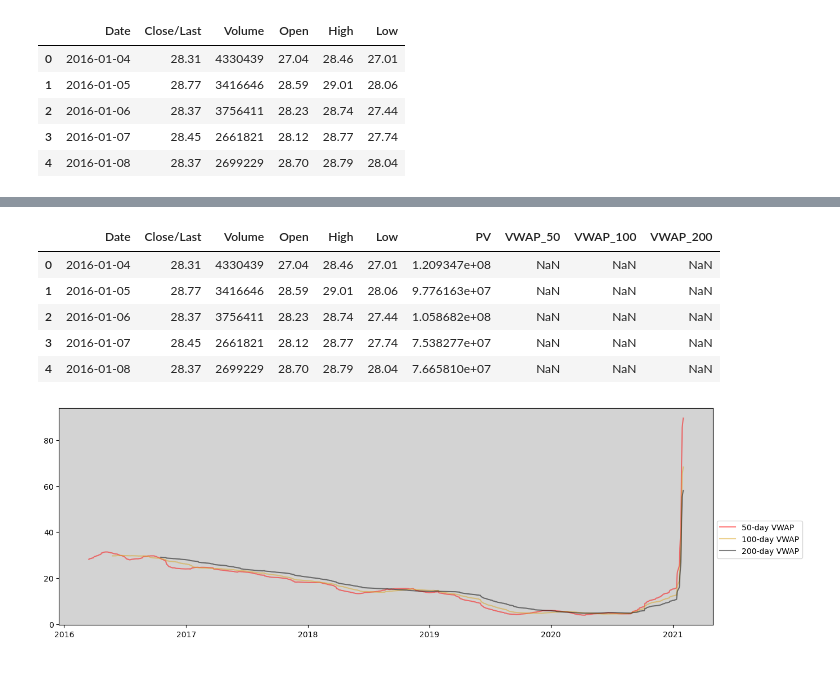
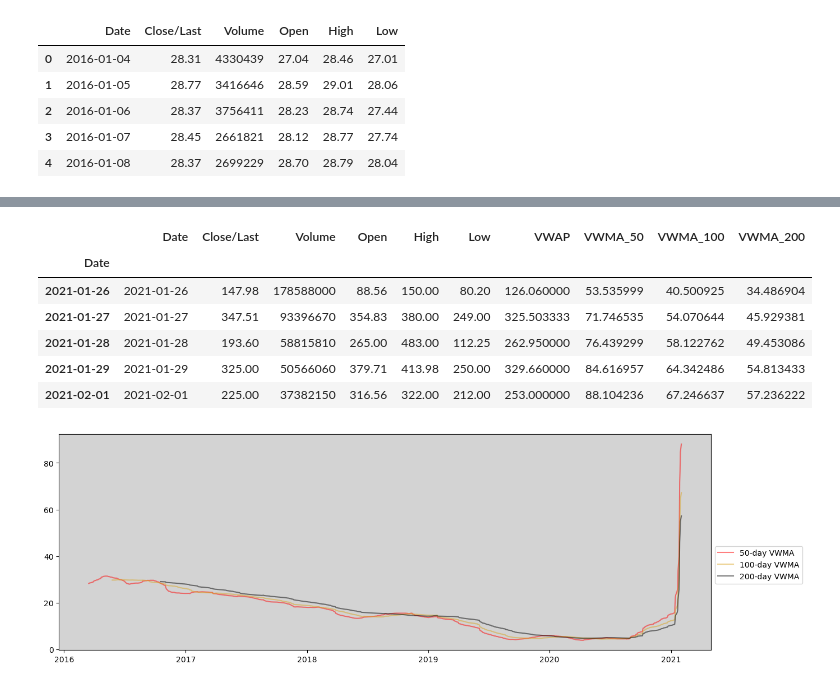
Before and after one commit to thimmis/capstone_two, a Jupyter notebook: capstone-two/notebooks/GME_price_analysis.ipynb, the cells around one changed output, grey strips where cells are left out. Saved outputs shown, nothing was run; the diff lists cells and outputs as text; code cells hidden in the pictures.

```diff
--- a/capstone-two/notebooks/GME_price_analysis.ipynb
+++ b/capstone-two/notebooks/GME_price_analysis.ipynb
@@ -198,5 +199,7 @@ df.head()
 | 2 | 2016-01-06 | 28.37 | 3756411 | 28.23 | 28.74 | 27.44 |
 | 3 | 2016-01-07 | 28.45 | 2661821 | 28.12 | 28.77 | 27.74 |
 | 4 | 2016-01-08 | 28.37 | 2699229 | 28.70 | 28.79 | 28.04 |
-# %%
-df['PV'] = df[['Close/Last','High','Low']].mean(axis=1) * df.Volume
+# %%
+df.set_index(pd.DatetimeIndex(df['Date']), inplace=True)
+# %%
+df['VWAP'] = ta.vwap(df['High'],df['Low'],df['Close/Last'],df['Volume'], offset=0)
@@ -203,15 +216,16 @@ df['PV'] = df[['Close/Last','High','Low']].mean(axis=1) * df.Volume
 # %%
 for item in [50, 100, 200]:
 
-    df[f'VWAP_{item}'] = df.PV.rolling(item).sum() / df.Volume.rolling(item).sum()
-df.head()
+    df[f'VWMA_{item}'] = ta.vwma(df['Close/Last'], df['Volume'],length=item)
+df.tail()
 # %% [output]
-|  | Date | Close/Last | Volume | Open | High | Low | PV | VWAP_50 | VWAP_100 | VWAP_200 |
-| 0 | 2016-01-04 | 28.31 | 4330439 | 27.04 | 28.46 | 27.01 | 1.209347e+08 | NaN | NaN | NaN |
-| 1 | 2016-01-05 | 28.77 | 3416646 | 28.59 | 29.01 | 28.06 | 9.776163e+07 | NaN | NaN | NaN |
-| 2 | 2016-01-06 | 28.37 | 3756411 | 28.23 | 28.74 | 27.44 | 1.058682e+08 | NaN | NaN | NaN |
-| 3 | 2016-01-07 | 28.45 | 2661821 | 28.12 | 28.77 | 27.74 | 7.538277e+07 | NaN | NaN | NaN |
-| 4 | 2016-01-08 | 28.37 | 2699229 | 28.70 | 28.79 | 28.04 | 7.665810e+07 | NaN | NaN | NaN |
+|  | Date | Close/Last | Volume | Open | High | Low | VWAP | VWMA_50 | VWMA_100 | VWMA_200 |
+| Date |  |  |  |  |  |  |  |  |  |  |
+| 2021-01-26 | 2021-01-26 | 147.98 | 178588000 | 88.56 | 150.00 | 80.20 | 126.060000 | 53.535999 | 40.500925 | 34.486904 |
+| 2021-01-27 | 2021-01-27 | 347.51 | 93396670 | 354.83 | 380.00 | 249.00 | 325.503333 | 71.746535 | 54.070644 | 45.929381 |
+| 2021-01-28 | 2021-01-28 | 193.60 | 58815810 | 265.00 | 483.00 | 112.25 | 262.950000 | 76.439299 | 58.122762 | 49.453086 |
+| 2021-01-29 | 2021-01-29 | 325.00 | 50566060 | 379.71 | 413.98 | 250.00 | 329.660000 | 84.616957 | 64.342486 | 54.813433 |
+| 2021-02-01 | 2021-02-01 | 225.00 | 37382150 | 316.56 | 322.00 | 212.00 | 253.000000 | 88.104236 | 67.246637 | 57.236222 |
 # %%
 _, ax = plt.subplots(1,1,figsize=(15,5))
 ax.set_facecolor('lightgray')
```
Also changed, not shown: parts of 10 cells of this notebook, 2 other files.
